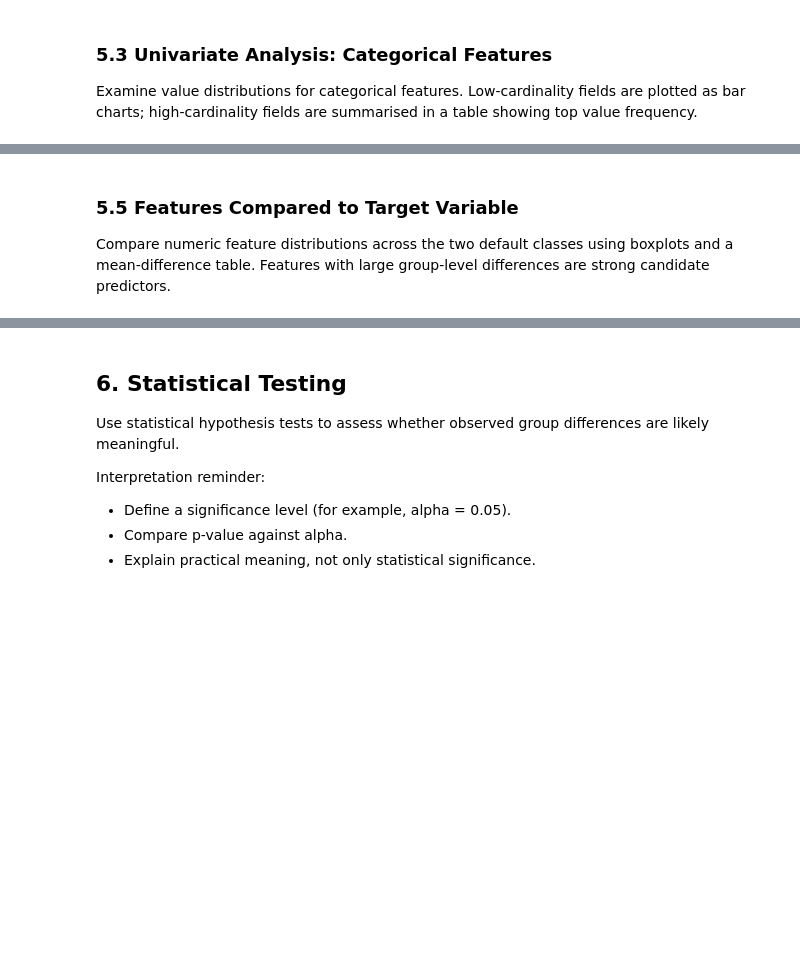
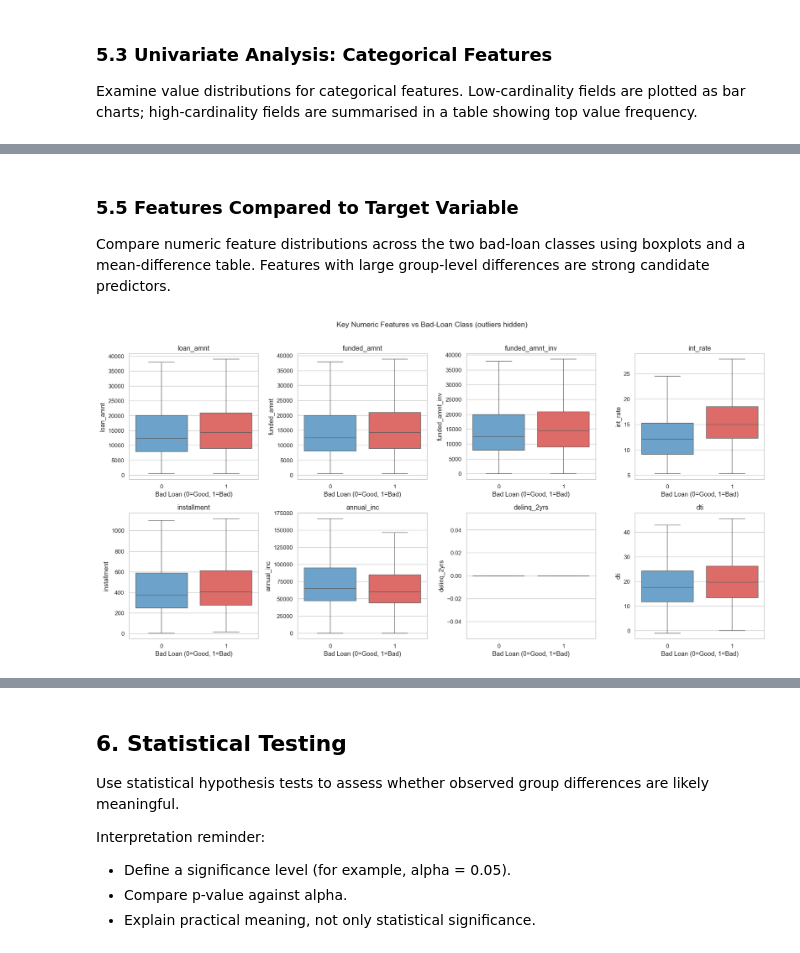
Before and after one commit to FrostyLop/Loan-Default-Prediction, a Jupyter notebook: loan_default_prediction.ipynb, the cells around one changed output, grey strips where cells are left out. Cells and saved outputs as stored; diff of their text form; code cells hidden in the pictures; blank space fills up the shorter version.

```diff
--- a/loan_default_prediction.ipynb
+++ b/loan_default_prediction.ipynb
@@ -633,28 +884,35 @@ plt.show()
 # %% [markdown]
 ### 5.5 Features Compared to Target Variable
 
-Compare numeric feature distributions across the two default classes using boxplots and a mean-difference table. Features with large group-level differences are strong candidate predictors.
+Compare numeric feature distributions across the two bad-loan classes using boxplots and a mean-difference table. Features with large group-level differences are strong candidate predictors.
 # %%
-# 5.5a Boxplots — top numeric features by default class
+# 5.5a Boxplots — top numeric features by bad-loan class
 n_plot = min(8, len(top_numeric))
 fig, axes = plt.subplots(2, 4, figsize=(18, 9))
 axes = axes.flatten()
+plot_palette = {'0': '#5DA5DA', '1': '#F15854'}
 
 for i, col in enumerate(top_numeric[:n_plot]):
+    plot_df = df.loc[df[col].notna(), [TARGET, col]].copy()
+    plot_df[TARGET] = plot_df[TARGET].astype(str)
     sns.boxplot(
-        data=df[df[col].notna()],
-        x=TARGET, y=col,
-        palette={0: '#5DA5DA', 1: '#F15854'},
+        data=plot_df,
+        x=TARGET, y=col, hue=TARGET,
+        palette=plot_palette,
+        dodge=False,
+        legend=False,
         showfliers=False,
         ax=axes[i]
     )
     axes[i].set_title(col)
-    axes[i].set_xlabel('Default (0=No, 1=Yes)')
+    axes[i].set_xlabel('Bad Loan (0=Good, 1=Bad)')
 
 for j in range(i + 1, len(axes)):
     axes[j].set_visible(False)
 
-plt.suptitle('Key Numeric Features vs Default Class (outliers hidden)', fontsize=14, y=1.01)
+plt.suptitle('Key Numeric Features vs Bad-Loan Class (outliers hidden)', fontsize=14, y=1.01)
 plt.tight_layout()
 plt.show()
+# %% [output]
+[figure, added]
 # %%
```
Also changed, not shown: parts of 29 cells of this notebook.
